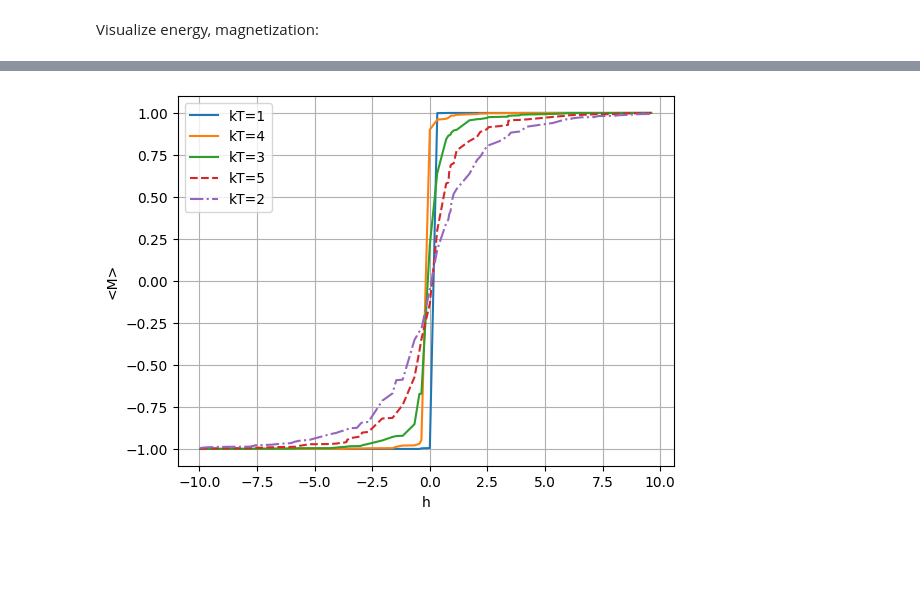
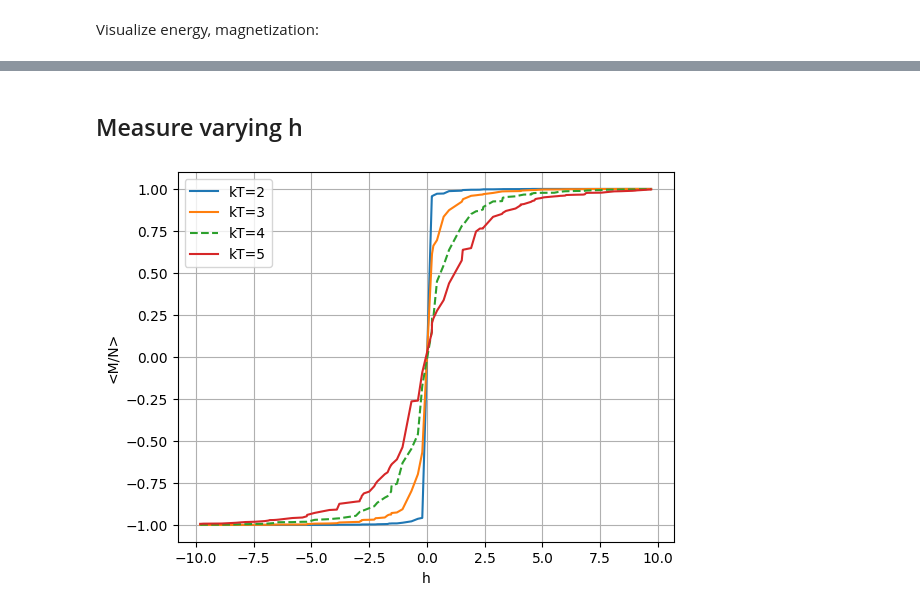
Before and after one commit to axelkat/statfmc, a Jupyter notebook: isingmodel.ipynb, the cells around one changed output, grey strips where cells are left out. Saved outputs shown, nothing was run; the diff lists cells and outputs as text; code cells hidden in the pictures; blank space fills up the shorter version.

```diff
--- a/isingmodel.ipynb
+++ b/isingmodel.ipynb
@@ -164,3 +198,5 @@ plt.show()
+# %% [markdown]
+## Measure varying h
 # %%
 ave1 = []
 ave2 = []
@@ -171,41 +207,51 @@ H = []  #Array for the corresponding external field
 for i in range(100):
     Grid, L = initgrid(10,True, False) #Init grid with all spins up
     h = np.random.random()*20-10 # Randomly select the external field in h=[-10, 10]
-    Earr,Eave,Spins,steps, Marr, Mave = isingmodel(50000,h,1,1,10,M) #Monte Carlo simulation
-    ave1.append(Mave)
-    Earr,Eave,Spins,steps, Marr, Mave = isingmodel(50000,h,1,2,10,M) #Monte Carlo simulation
+
+    Earr,Eave,Spins,steps, Marr, Mave = isingmodel(50000,h,1,2,L,Grid) #Monte Carlo simulation
     ave2.append(Mave)
-    Earr,Eave,Spins,steps, Marr, Mave = isingmodel(50000,h,1,3,10,M) #Monte Carlo simulation
+    Grid, L = initgrid(10,True, False)
+    Earr,Eave,Spins,steps, Marr, Mave = isingmodel(50000,h,1,3,L,Grid) #Monte Carlo simulation
     ave3.append(Mave)
-    Earr,Eave,Spins,steps, Marr, Mave = isingmodel(50000,h,1,4,10,M) #Monte Carlo simulation
+    Grid, L = initgrid(10,True, False)
+    Earr,Eave,Spins,steps, Marr, Mave = isingmodel(50000,h,1,4,L,Grid) #Monte Carlo simulation
     ave4.append(Mave)
-    Earr,Eave,Spins,steps, Marr, Mave = isingmodel(50000,h,1,5,10,M) #Monte Carlo simulation
+    Grid, L = initgrid(10,True, False)
+    Earr,Eave,Spins,steps, Marr, Mave = isingmodel(50000,h,1,5,L,Grid) #Monte Carlo simulation
     ave5.append(Mave)
 
     H.append(h)
 # %%
 #Simple visualisation
-data=np.array([H,ave1])
-data2=np.sort(data)
-plt.plot(data2[0,:],data2[1,:],'-')
+
+fig,ax = plt.subplots(1)
+
 data=np.array([H,ave2])
 data2=np.sort(data)
-plt.plot(data2[0,:],data2[1,:],'-')
+ax.plot(data2[0,:],data2[1,:],'-',label='kT=2')
+
 data=np.array([H,ave3])
 data2=np.sort(data)
-plt.plot(data2[0,:],data2[1,:],'-')
+ax.plot(data2[0,:],data2[1,:],'-',label='kT=3')
+
 data=np.array([H,ave4])
 data2=np.sort(data)
-plt.plot(data2[0,:],data2[1,:],'--')
+ax.plot(data2[0,:],data2[1,:],'--',label='kT=4')
+
 data=np.array([H,ave5])
 data2=np.sort(data)
-plt.plot(data2[0,:],data2[1,:],'-.')
+ax.plot(data2[0,:],data2[1,:],'-',label='kT=5')
 
-plt.legend({"kT=1","kT=2","kT=3","kT=4", "kT=5"})
+handles,labels = ax.get_legend_handles_labels()
+handles = [handles[0], handles[1], handles[2], handles[3]]
+labels = [labels[0], labels[1], labels[2],labels[3],]
+
+ax.legend(handles,labels,loc=2)
+
 plt.xlabel('h')
-plt.ylabel('<M>')
+plt.ylabel('<M/N>')
 plt.grid(True)
 # %% [output]
-[figure, old version]
+[figure, new version]
 # %% [markdown]
 # Discussion
```
Also changed, not shown: parts of 15 cells of this notebook.
